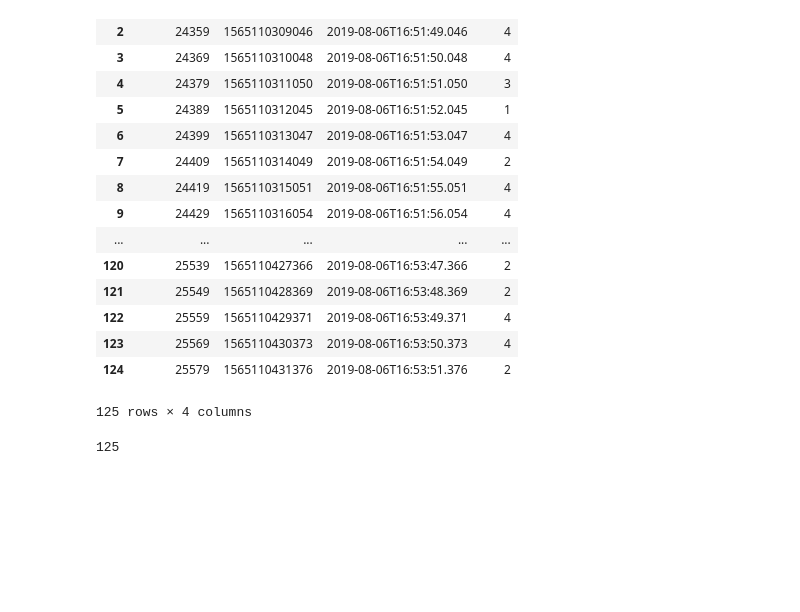
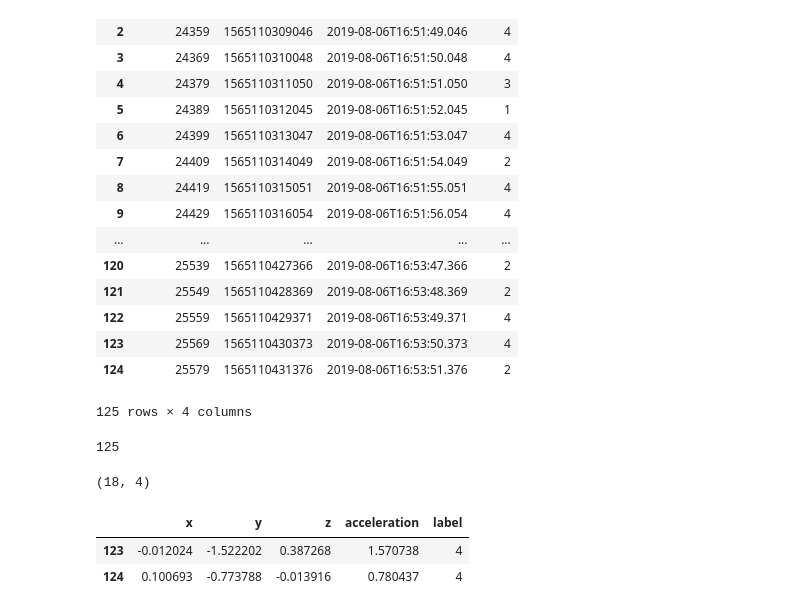
Before and after one commit to federicoweill/movement_prediction_edx_2019, a Jupyter notebook: movement_prediction-movelets.ipynb, the cells around one changed output. Drawn from its saved outputs; the diff is of its cells as text; code cells hidden in the pictures; blank space fills up the shorter version.

```diff
--- a/movement_prediction-movelets.ipynb
+++ b/movement_prediction-movelets.ipynb
@@ -1142,0 +1143,10 @@ df
+# %%
+labels
+# %% [output]
+(18, 4)
+# %%
+dfsmall[['x','y','z','acceleration','label']][123:125]
+# %% [output]
+|  | x | y | z | acceleration | label |
+| 123 | -0.012024 | -1.522202 | 0.387268 | 1.570738 | 4 |
+| 124 | 0.100693 | -0.773788 | -0.013916 | 0.780437 | 4 |
```
Also changed, not shown: parts of 22 cells of this notebook.
